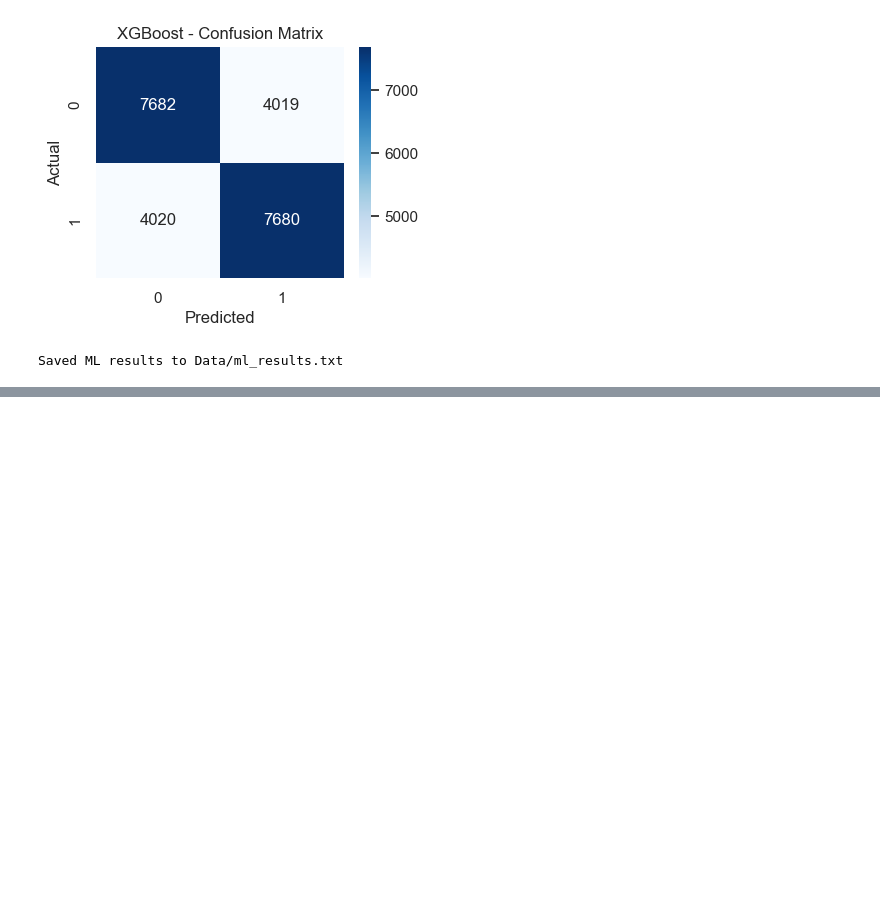
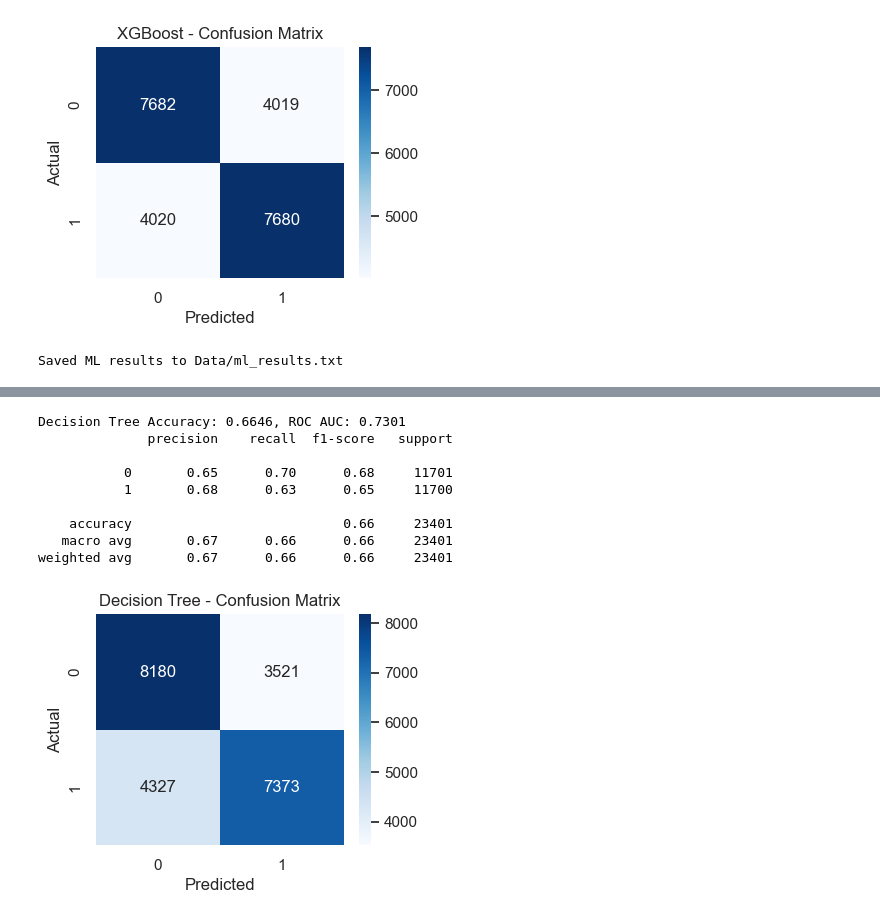
Before and after one commit to San-gularity/Tennis_ATP, a Jupyter notebook: ml_match_prediction.ipynb, the cells around one changed output, grey strips where cells are left out. Saved outputs shown, nothing was run; the diff lists cells and outputs as text; code cells hidden in the pictures; blank space fills up the shorter version.

```diff
--- a/ml_match_prediction.ipynb
+++ b/ml_match_prediction.ipynb
@@ -27,7 +21,7 @@ from sklearn.metrics import accuracy_score, classification_report, confusion_mat
 from xgboost import XGBClassifier
 # %%
 # Load the ML dataset
-csv_path = '../Data/ML_final.csv'
+csv_path = 'Data/SingleMatches/ML_final.csv'
 df = pd.read_csv(csv_path, low_memory=False)
 print(f'Loaded rows: {len(df)}')
 df = df.dropna(subset=['winner_elo','loser_elo']).reset_index(drop=True)
@@ -286,0 +293,31 @@ else:
+# %%
+from sklearn.tree import DecisionTreeClassifier
+dt = DecisionTreeClassifier(max_depth=5, random_state=42)
+dt.fit(X_train.fillna(0), y_train)
+
+preds = dt.predict(X_test.fillna(0))
+proba = dt.predict_proba(X_test.fillna(0))[:,1]
+acc = accuracy_score(y_test, preds)
+auc = roc_auc_score(y_test, proba)
+
+print(f"Decision Tree Accuracy: {acc:.4f}, ROC AUC: {auc:.4f}")
+print(classification_report(y_test, preds))
+
+cm = confusion_matrix(y_test, preds)
+plt.figure(figsize=(4,3))
+sns.heatmap(cm, annot=True, fmt='d', cmap='Blues')
+plt.title("Decision Tree - Confusion Matrix")
+plt.xlabel("Predicted")
+plt.ylabel("Actual")
+plt.show()
+# %% [output]
+Decision Tree Accuracy: 0.6646, ROC AUC: 0.7301
+              precision    recall  f1-score   support
+
+           0       0.65      0.70      0.68     11701
+           1       0.68      0.63      0.65     11700
+
+    accuracy                           0.66     23401
+   macro avg       0.67      0.66      0.66     23401
+weighted avg       0.67      0.66      0.66     23401
+[figure, added]
```
Also changed, not shown: parts of 3 cells of this notebook, 1 other file.
